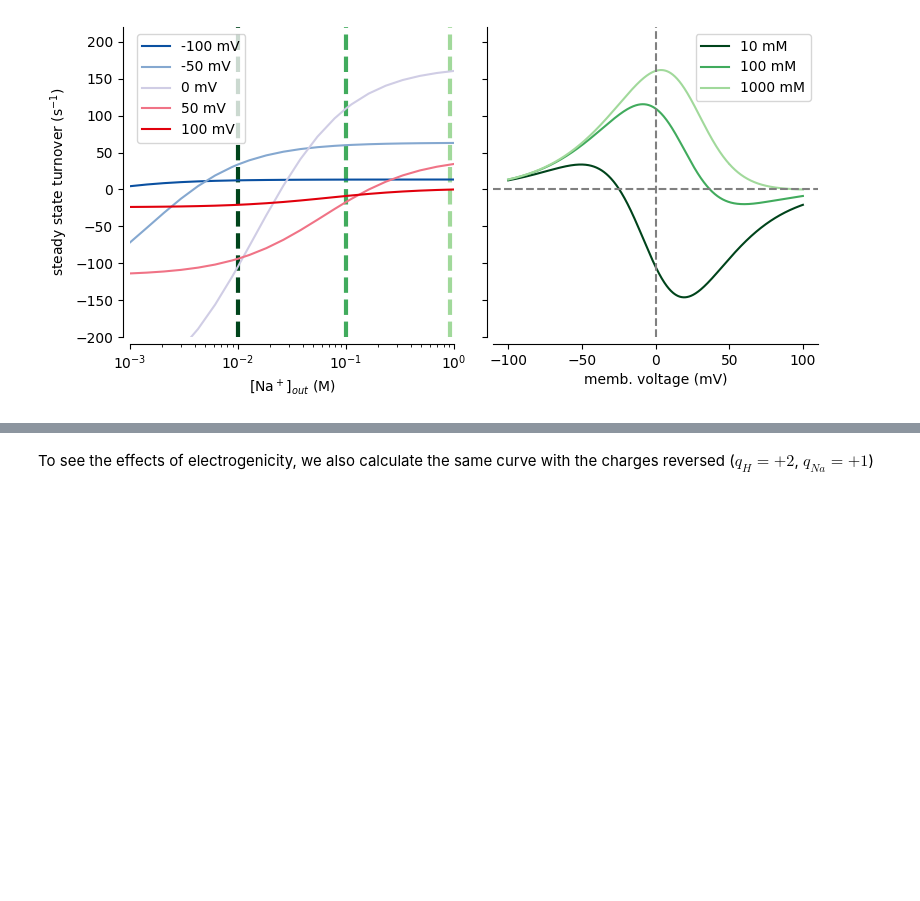
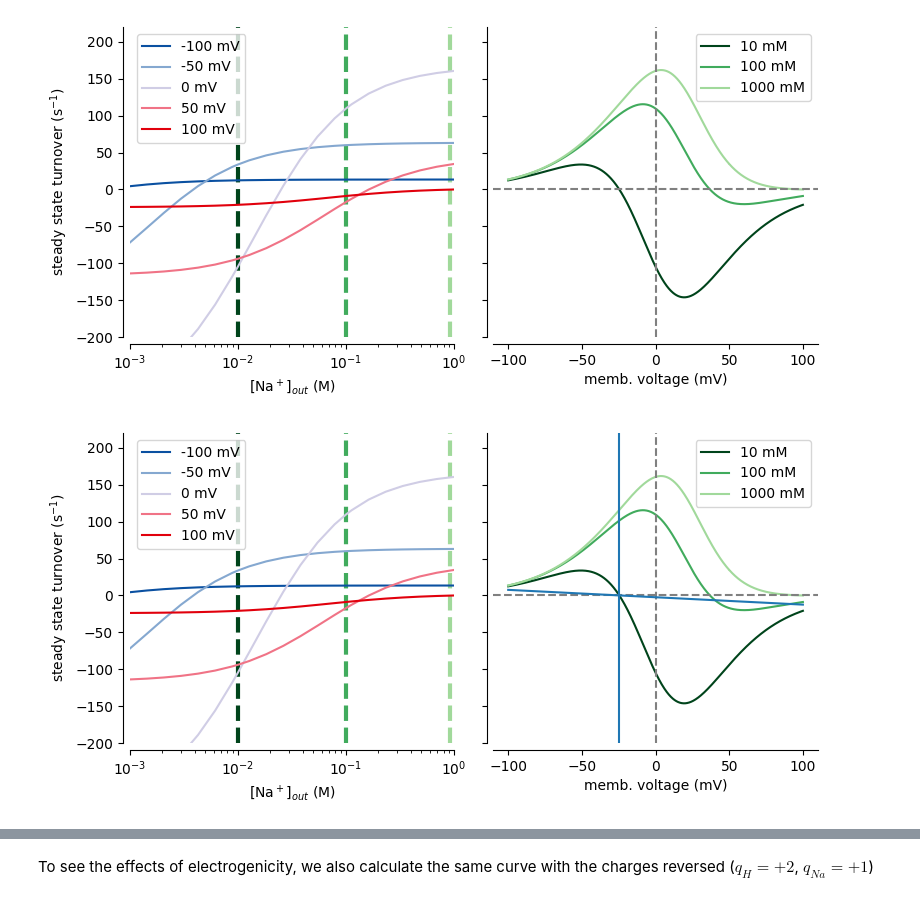
Before and after one commit to Becksteinlab/multibind-publication-code, a Jupyter notebook: full_antiporter_example/antiporter_model.ipynb, the cells around one changed output, grey strips where cells are left out. Saved outputs shown, nothing was run; the diff lists cells and outputs as text; code cells hidden in the pictures; blank space fills up the shorter version.

Commit message:
Fixed electrogenic transport calculations

```diff
--- a/full_antiporter_example/antiporter_model.ipynb
+++ b/full_antiporter_example/antiporter_model.ipynb
@@ -156,7 +156,7 @@ def scan_parameters(voltages, sodium_concentrations, data, charge_H = 1, charge_
             flux, drive, connection_labels, pops, Gp = transport(c_equil, k, 10**-pH, Na, charge_H = charge_H, charge_N = charge_N, **{'c_na_out': na, 'voltage': v})
             data[i, j] = flux
 
-def make_plot(voltages, display_voltages, na_out, data, label):
+def make_plot(voltages, display_voltages, na_out, data, label, vxlim = None, vylim = None):
 
     volt_colors =  ["#0a50a1",
                     "#85a8d0",
@@ -196,6 +196,11 @@ def make_plot(voltages, display_voltages, na_out, data, label):
     ax_na.set_xlim([0.001, 1])
     ax_na.set_ylim(transport_magnitudes)
 
+    if not vylim:
+        vylim = transport_magnitudes
+
+    ax_v.set_ylim(vylim)
+
     ax_na.legend(loc='best')
     ax_v.legend(loc='best')
 
@@ -204,5 +209,7 @@ def make_plot(voltages, display_voltages, na_out, data, label):
 
     plt.tight_layout()
     plt.savefig(outimgdir / "transport.pdf")
+
+    return fig, (ax_na, ax_v)
 # %% [markdown]
 ## Electoneutral
@@ -229,6 +239,28 @@ voltages, na_out, data = initialize_structures()
 # mutate data
 scan_parameters(voltages, na_out, data, charge_H = 1, charge_N = 2)
 
-make_plot(voltages, display_voltages, na_out, data, "electrogenic_2N_1H")
+fig, (ax_na, ax_v) = make_plot(voltages, display_voltages, na_out, data, "electrogenic_2N_1H")
 # %% [output]
 [figure]
+# %%
+h_in = 10**(-7.4) # pH 7.4
+h_out = 10**(-7) # pH 7
+na_in = 0.010 # 10 mM
+na_out = 0.010 # 10 mM
+e = 1.602176634e-19 # C
+q_na = 2*e
+q_h = 1*e
+T = 310 # K
+k_B = 1.380649e-23 # J/K
+kT = k_B * T
+
+
+
+psi = np.linspace(-0.100, 0.100)
+drive = kT*np.log(h_in/h_out) + kT*np.log(na_out/na_in) - psi * q_na + psi * q_h
+
+ax_v.plot(psi*1000, 100*drive/e)
+ax_v.axvline(-kT/(q_h - q_na) * (np.log(h_in/h_out) + np.log(na_out/na_in))*1000)
+fig
+# %% [output]
+[figure, added]
```
Also changed, not shown: parts of 8 cells of this notebook, 20 other files.
